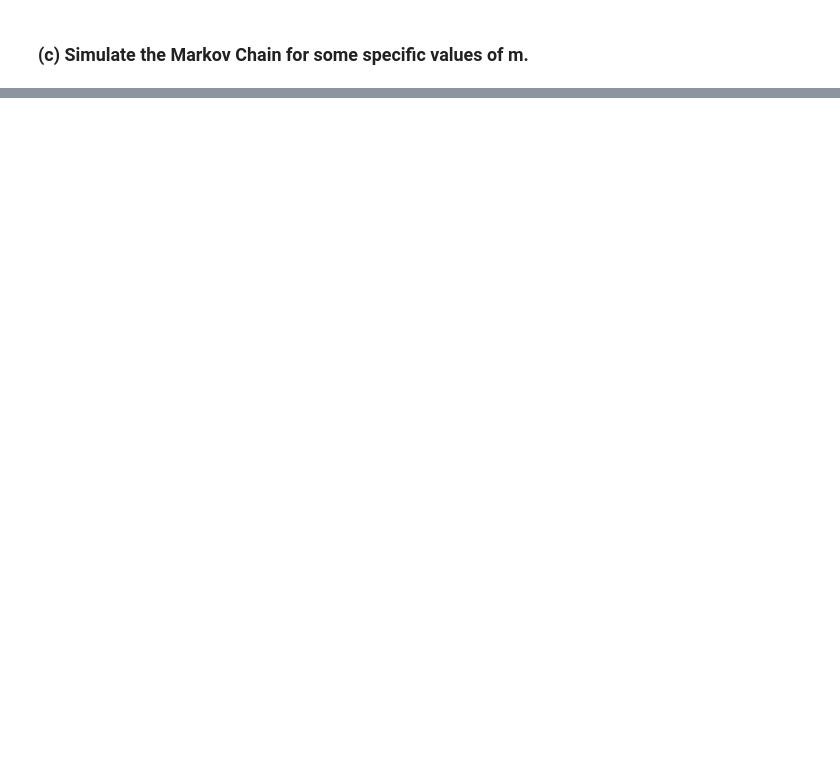
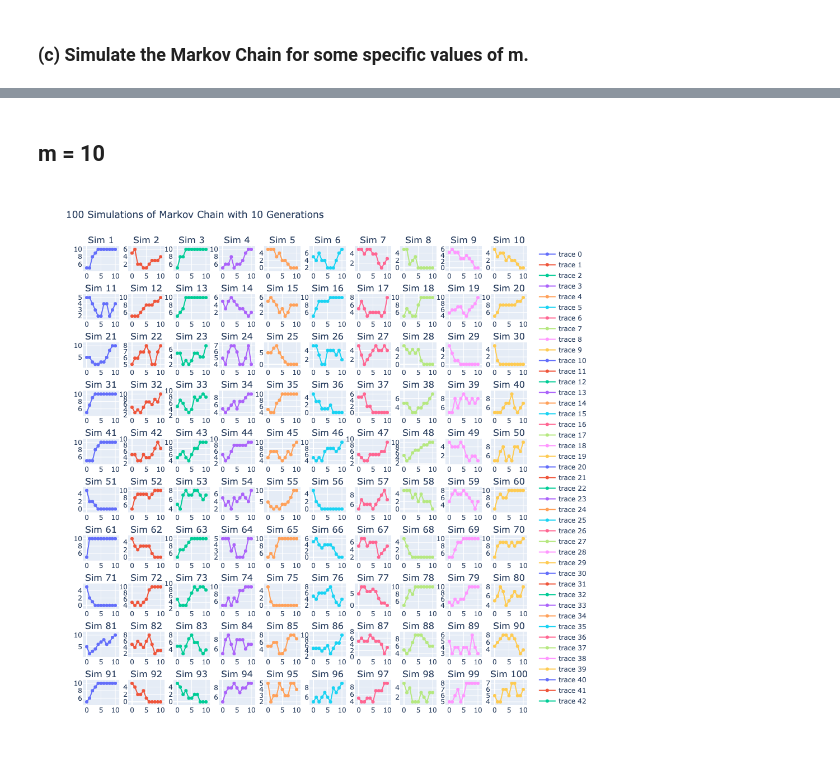
Before and after one commit to mwboiss/Stochastic_Process_Project_3, a Jupyter notebook: Proj_3.ipynb, the cells around one changed output, grey strips where cells are left out. Cells and saved outputs as stored; diff of their text form; code cells hidden in the pictures; blank space fills up the shorter version.

```diff
--- a/Proj_3.ipynb
+++ b/Proj_3.ipynb
@@ -117,0 +314,11 @@ for j in list(range(0, m + 1)):
+# %% [markdown]
+## m = 10
+# %%
+m = 10
+i = 5
+generations = 10
+simulations = 100
+
+plot_simulation_results(m, i, generations, simulations)
+# %% [output]
+[figure, added]
```
Also changed, not shown: parts of 52 cells of this notebook.
